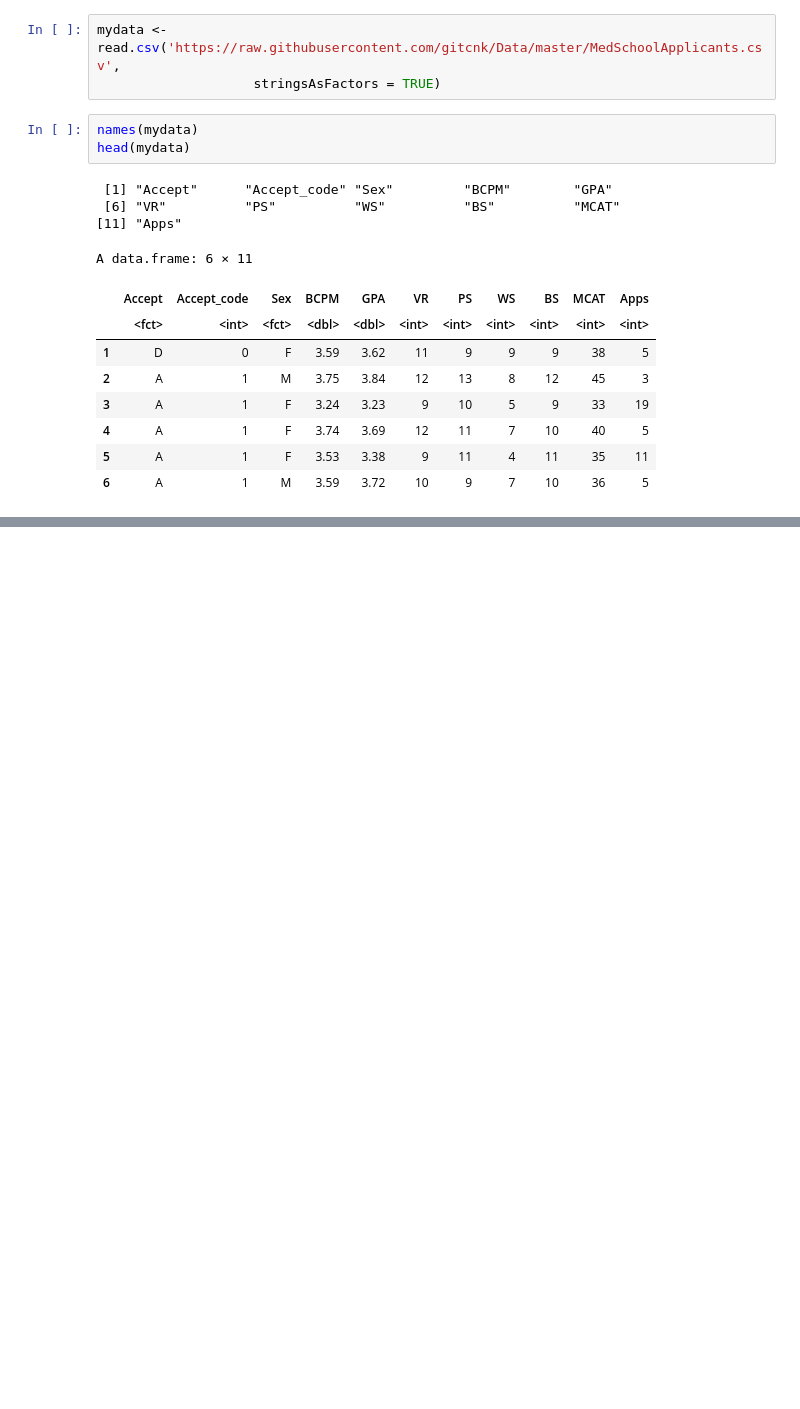
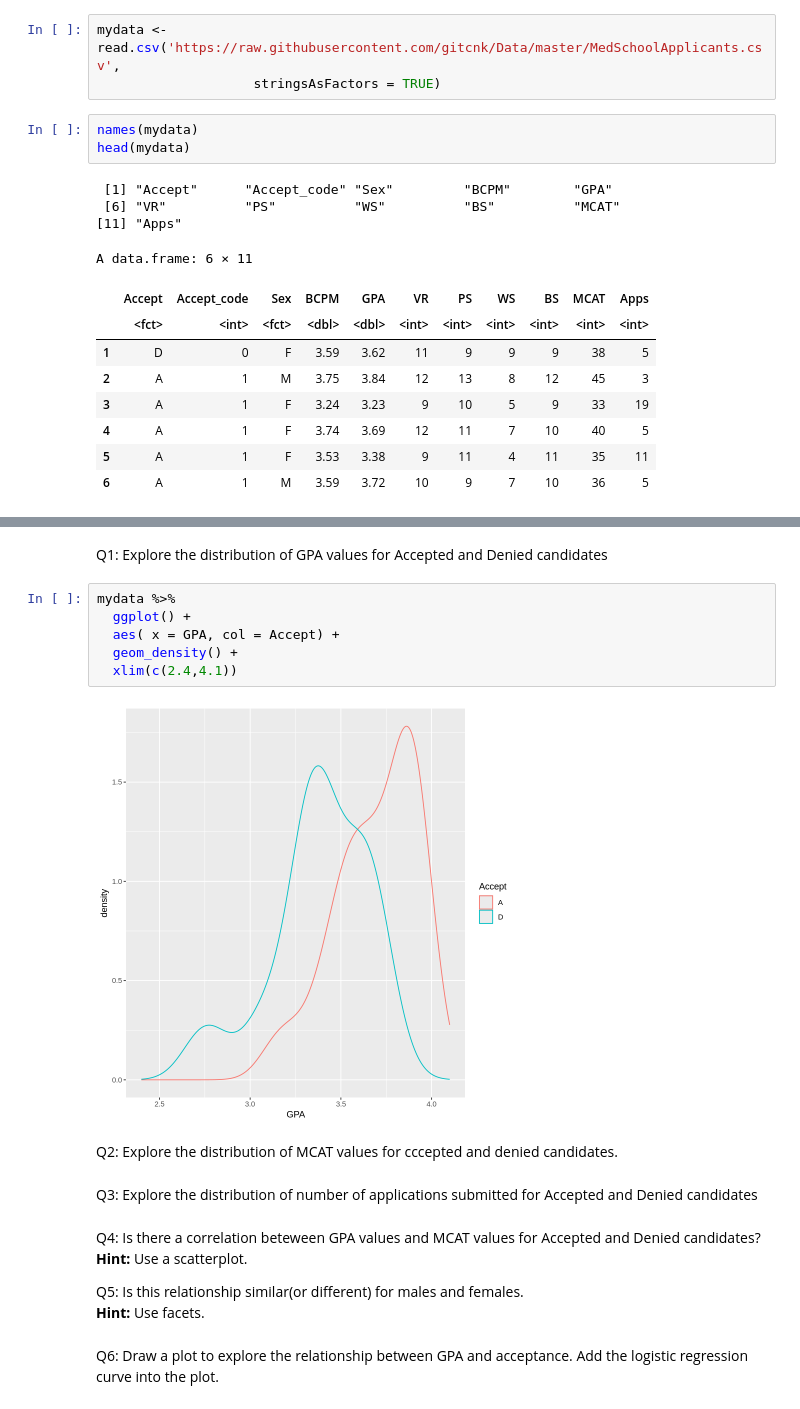
Before and after one commit to hibbyscus/Logistic_Regression, a Jupyter notebook: Logistic_Regression_Part2.ipynb, the cells around one changed output, grey strips where cells are left out. Drawn from its saved outputs; the diff is of its cells as text; blank space fills up the shorter version.

```diff
--- a/Logistic_Regression_Part2.ipynb
+++ b/Logistic_Regression_Part2.ipynb
@@ -37 +43,23 @@ A data.frame: 6 × 11
+# %% [markdown]
+Q1: Explore the distribution of GPA values for Accepted and Denied candidates
+# %%
+mydata %>%
+  ggplot() +
+  aes( x = GPA, col = Accept) +
+  geom_density() +
+  xlim(c(2.4,4.1))
+# %% [output]
+[figure, added]
+# %% [markdown]
+Q2: Explore the distribution of MCAT values for cccepted and denied candidates.
+# %% [markdown]
+Q3: Explore the distribution of number of applications submitted for Accepted and Denied candidates
+# %% [markdown]
+Q4: Is there a correlation beteween GPA values and MCAT values for Accepted and Denied candidates?
+**Hint:** Use a scatterplot.
+
+Q5: Is this relationship similar(or different) for males and females.
+**Hint:** Use facets.
+# %% [markdown]
+Q6: Draw a plot to explore the relationship between GPA and acceptance.  Add the logistic regression curve into the plot.
 # %%
```
Also changed, not shown: parts of 6 cells of this notebook.
